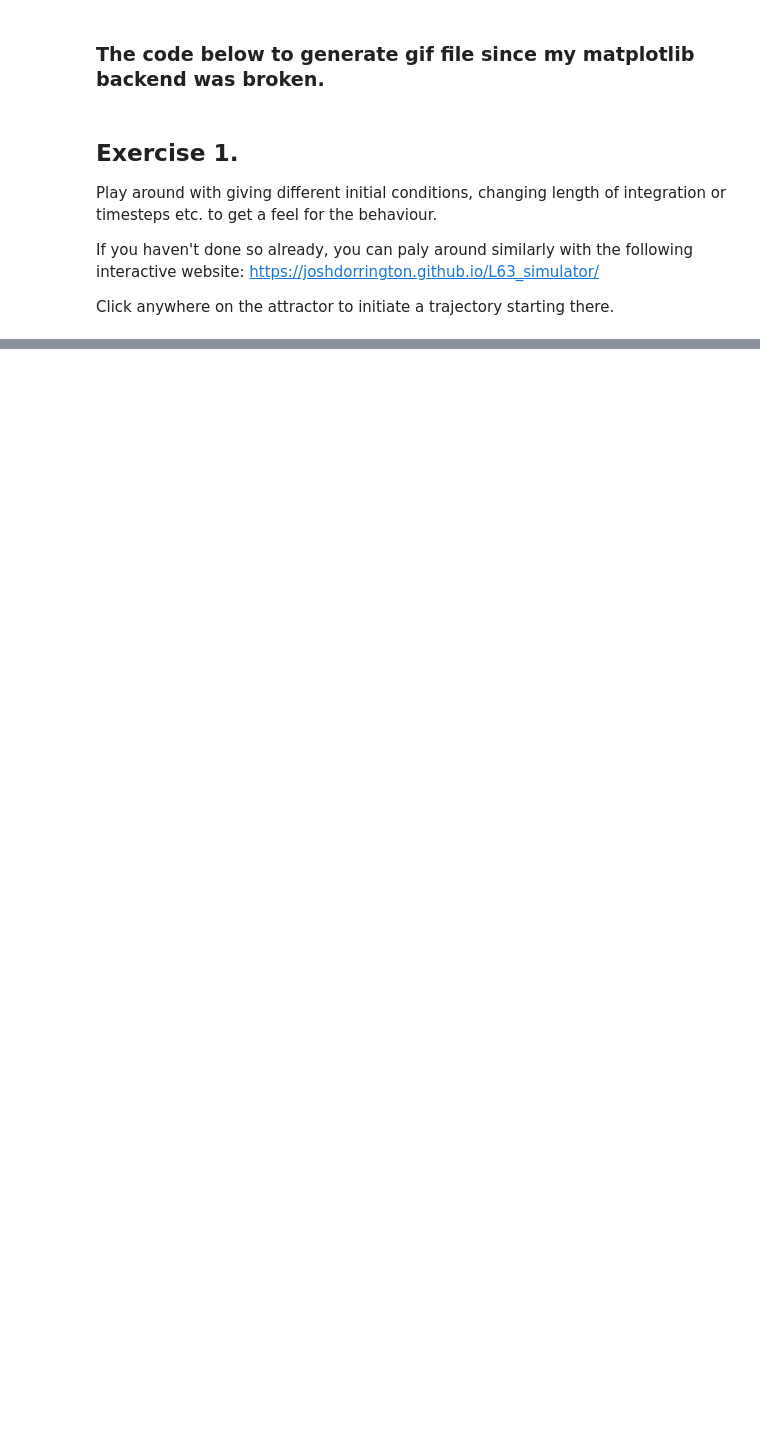
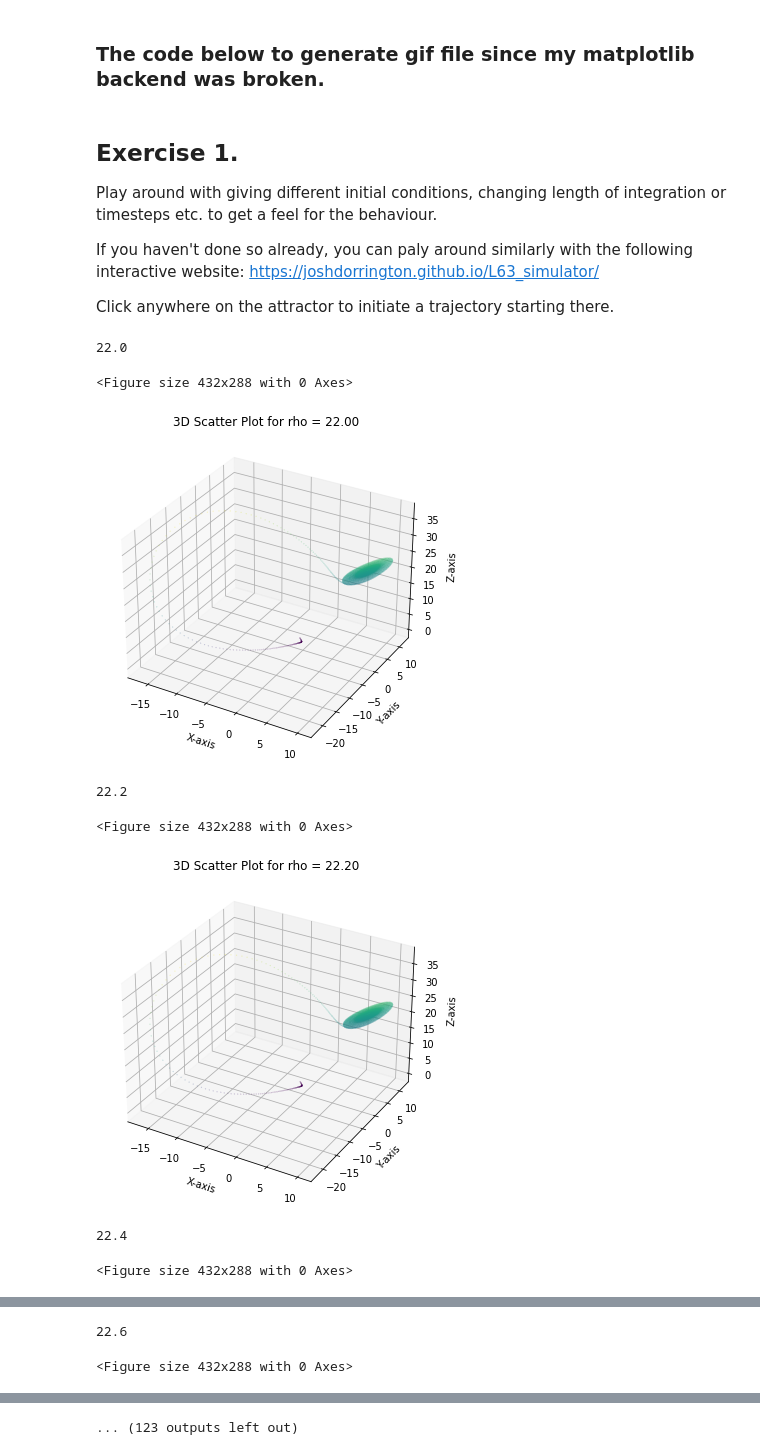
Before and after one commit to ttlam01/MPHDynSystem, a Jupyter notebook: Lorentz63_varying_rho.ipynb, the cells around one changed output, grey strips where cells are left out. Cells and saved outputs as stored; diff of their text form; code cells hidden in the pictures; blank space fills up the shorter version.

Commit message:
multiple rho to see bifurcation over multiple values of rho

```diff
--- a/Lorentz63_varying_rho.ipynb
+++ b/Lorentz63_varying_rho.ipynb
@@ -83,6 +87,6 @@ with open('dummy.txt', 'w') as f:
 # %%
 # Load solutions from dummy file
-sols = np.loadtxt('dummy.txt')
+sols = np.loadtxt('dummy_new.txt')
 print(sols.shape)
 x = sols[:, 0]
 y = sols[:, 1]
@@ -92,5 +96,5 @@ xn = x/x.std()
 yn = y/y.std()
 zn = z/z.std()
 
-os.remove("dummy.txt")
+#os.remove("dummy.txt")
 # %% [output]
@@ -160,3 +164,71 @@ Play around with giving different initial conditions, changing length of integra
 If you haven't done so already, you can paly around similarly with the following interactive website: https://joshdorrington.github.io/L63_simulator/
 
 Click anywhere on the attractor to initiate a trajectory starting there.
+# %%
+# Parameters for the Lorenz 63 system: these are the standard choices.
+sigma = 10.0
+beta = 8.0 / 3.0
+# rho's are generated randomly, then sorted.
+num_rho = 100
+#rho_list = sorted([round(rho, 5) for rho in np.random.uniform(10, 200, num_rho).tolist()])
+rho_list = list(range(11,301,1))
+rho_list = [x / 10 for x in range(220, 281)]
+rho_list = np.round(np.arange(22, 31 , 0.2), 3).tolist()
+print(rho_list)
+# %%
+# Define some initial condition to start at.
+initial_conditions = [-1.0,1.0,0]
+xyz0=initial_conditions
+
+# Set the timestep and the total timespan to integrate over.
+T = 40
+time_step = 8000
+t_span = np.array([0, T])
+t_eval = np.linspace(*t_span, time_step)
+
+#rho_list = list(range(10,141,10))
+
+# Integrate the system using solve_ivp from scipy
+# Create a dummy file to write the solution
+
+output_folder = "outputs/"
+for rho in rho_list:
+    filename = f"{output_folder}output_rho_{rho:.3f}.txt"
+    with open(filename, 'w') as f:
+        print(rho)
+        sol = solve_ivp(lorenz63, t_span, initial_conditions, t_eval=t_eval, args=(sigma, rho, beta))
+        np.savetxt(f, np.column_stack(((sol.y).T, (sol.t).T)))
+
+#    initial_conditions = sol.y[:, -1]
+#    t_span = t_span + T
+#    t_eval = np.linspace(*t_span, time_step)
+#        np.savetxt(f, np.column_stack(((sol.y).T, (sol.t).T)))
+    x, y, z = sol.y.T[:, 0], sol.y.T[:, 1], sol.y.T[:, 2]
+    plt.clf()
+    fig = plt.figure(figsize=(8, 6))
+    ax = fig.add_subplot(111, projection='3d')
+
+    # Plot the scatter points
+    scatter=ax.scatter(x, y, z, c=z, cmap='viridis',s=0.01, alpha=1.0)
+
+    # Add labels
+    ax.set_title(f"3D Scatter Plot for rho = {rho:.2f}")
+    ax.set_xlabel('X-axis')
+    ax.set_ylabel('Y-axis')
+    ax.set_zlabel('Z-axis')
+    plt.pause(1)
+
+# Show the plot
+    png_filename = filename.replace(".txt", ".png")
+    fig.savefig(png_filename, dpi=300)
+    plt.close(fig)
+plt.close()
+# %% [output]
+22.0
+<Figure size 432x288 with 0 Axes>
+[figure, added]
+22.2
+<Figure size 432x288 with 0 Axes>
+[figure, added]
+22.4
+<Figure size 432x288 with 0 Axes>
@@ -162,0 +236,2 @@ Click anywhere on the attractor to initiate a trajectory starting there.
+22.6
+<Figure size 432x288 with 0 Axes>
@@ -162,0 +239 @@ Click anywhere on the attractor to initiate a trajectory starting there.
+... (123 outputs left out)
```
Also changed, not shown: parts of 7 cells of this notebook.
